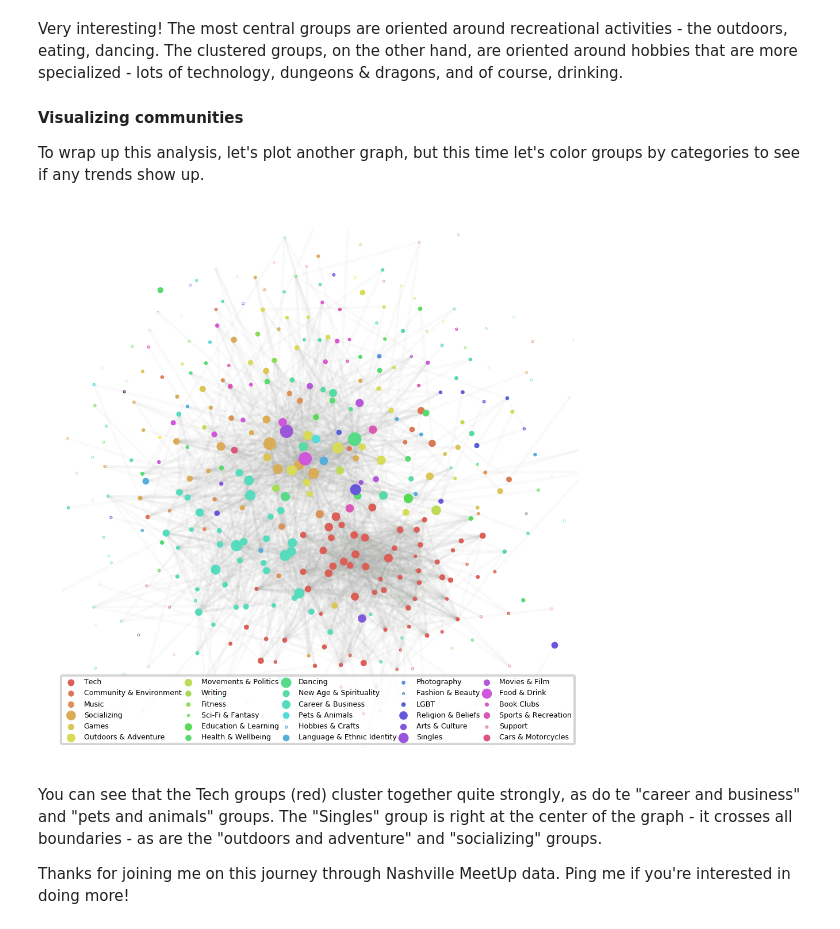
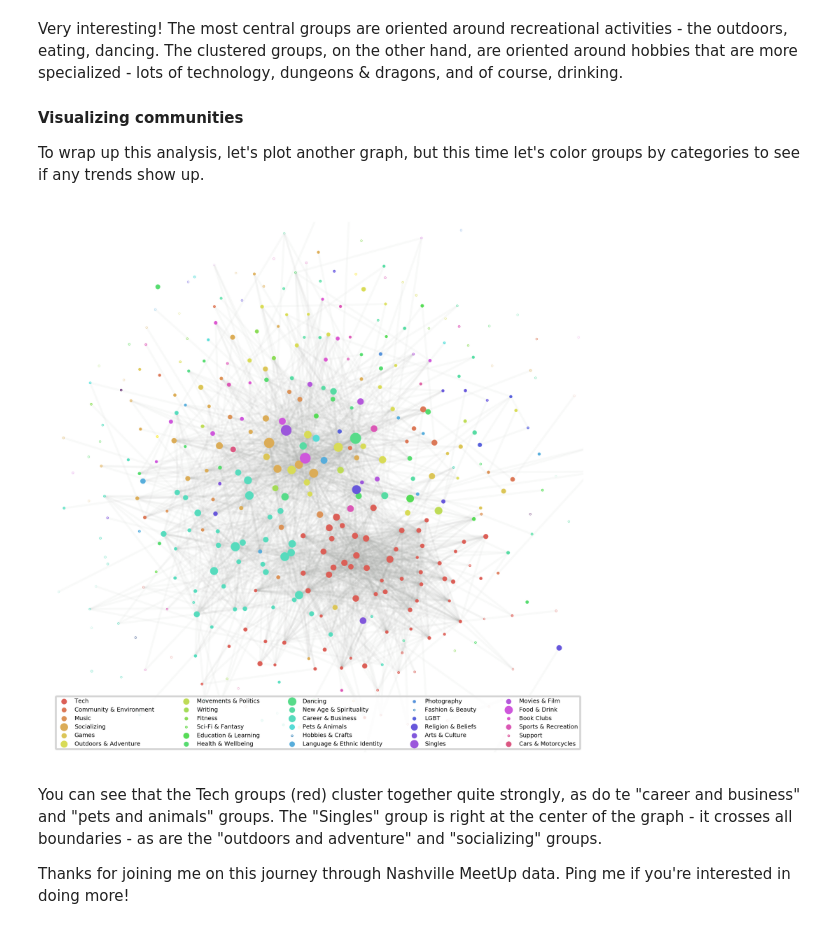
Before and after one commit to stkbailey/nashnetx, a Jupyter notebook: 4_Nashville-Relationships.ipynb, the cells around one changed output. Cells and saved outputs as stored; diff of their text form; code cells hidden in the pictures.

```diff
--- a/4_Nashville-Relationships.ipynb
+++ b/4_Nashville-Relationships.ipynb
@@ -310,41 +310,41 @@ To wrap up this analysis, let's plot another graph, but this time let's color gr
 # %%
 from utils import setup_graph_plot
 
-fig, ax = setup_graph_plot(dpi=300)
+fig, ax = setup_graph_plot(figsize=(20,5), dpi=600)
 
 # Set colors for the graph based on Category name
 categories = df_groups.category_name.unique().tolist()
 palette = sns.color_palette('hls', len(categories))
 color_dict = {}
 for ii, cat in enumerate(categories):
     color_dict[cat] = palette[ii]
 
 # Reduce size of graph
 gg_small = gg.subgraph([n for n in gg.nodes if gg.degree[n] > 2])
 pos = nx.kamada_kawai_layout(gg_small, scale=1)
 
 # Draw nodes category by category so that legend works easily
 for cat in categories:
     node_set = df_groups.loc[df_groups.category_name==cat].index.tolist()
     node_set = [n for n in node_set if n in gg_small.nodes]
     sizes = [500 * df_groups.loc[n, 'centrality'] for n in node_set]
     nx.draw_networkx_nodes(gg_small, pos, nodelist=node_set, node_size=sizes,
                            node_color=color_dict[cat], label=cat)
 # Draw edges
 nx.draw_networkx_edges(gg_small, pos,
                        edgelist=[(s,t) for s,t,d in gg_small.edges(data=True) if d['weight'] > 1],
                        edge_color='xkcd:gray', alpha=0.05)
 
 # Reduce the window width (get rid of nodes on the edges)
 w = 0.75
 ax.set_xlim([-w, w])
 ax.set_ylim([-w, w])
 
 plt.legend(loc='lower center', fontsize=3, mode='expand', ncol=5)
 
 plt.show()
 # %% [output]
-[figure, old version]
+[figure, new version]
 # %% [markdown]
 You can see that the Tech groups (red) cluster together quite strongly, as do te "career and business" and "pets and animals" groups. The "Singles" group is right at the center of the graph - it crosses all boundaries - as are the "outdoors and adventure" and "socializing" groups.
 
```
Also changed, not shown: 7 other files.
